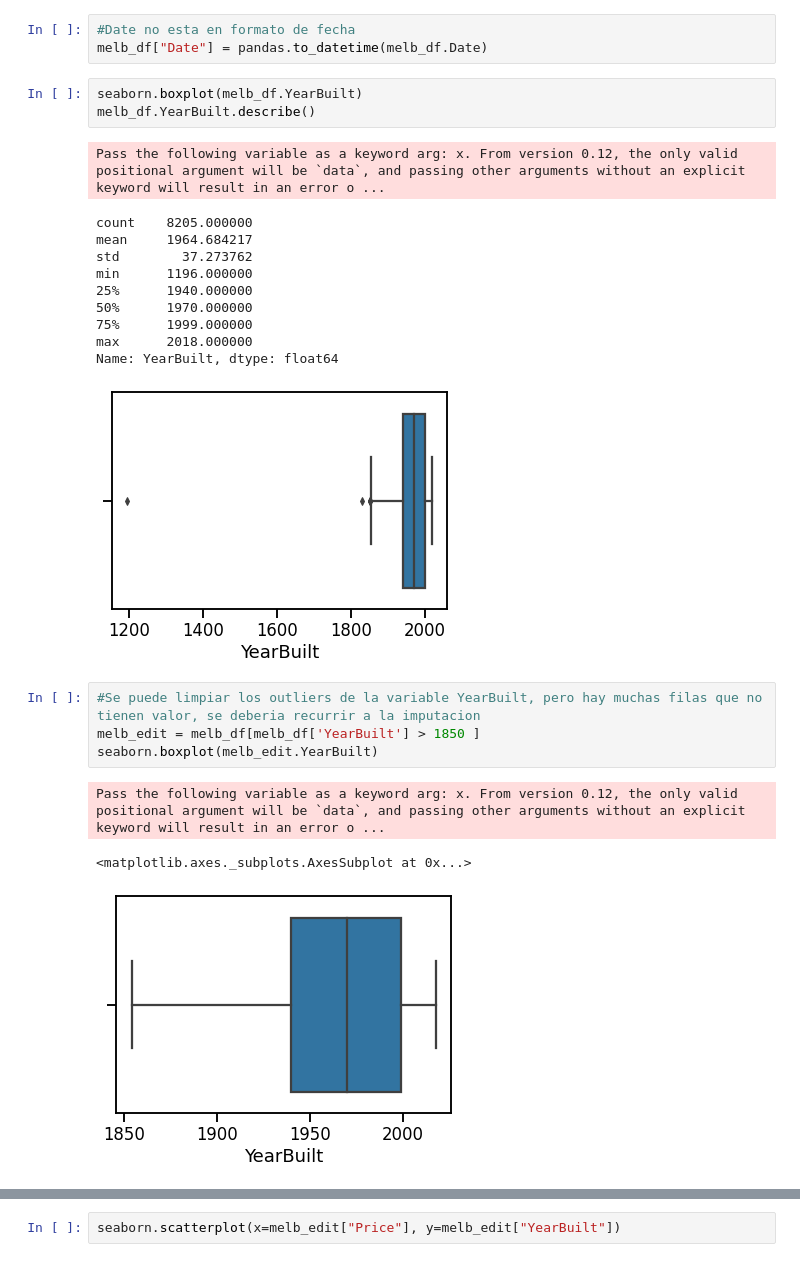
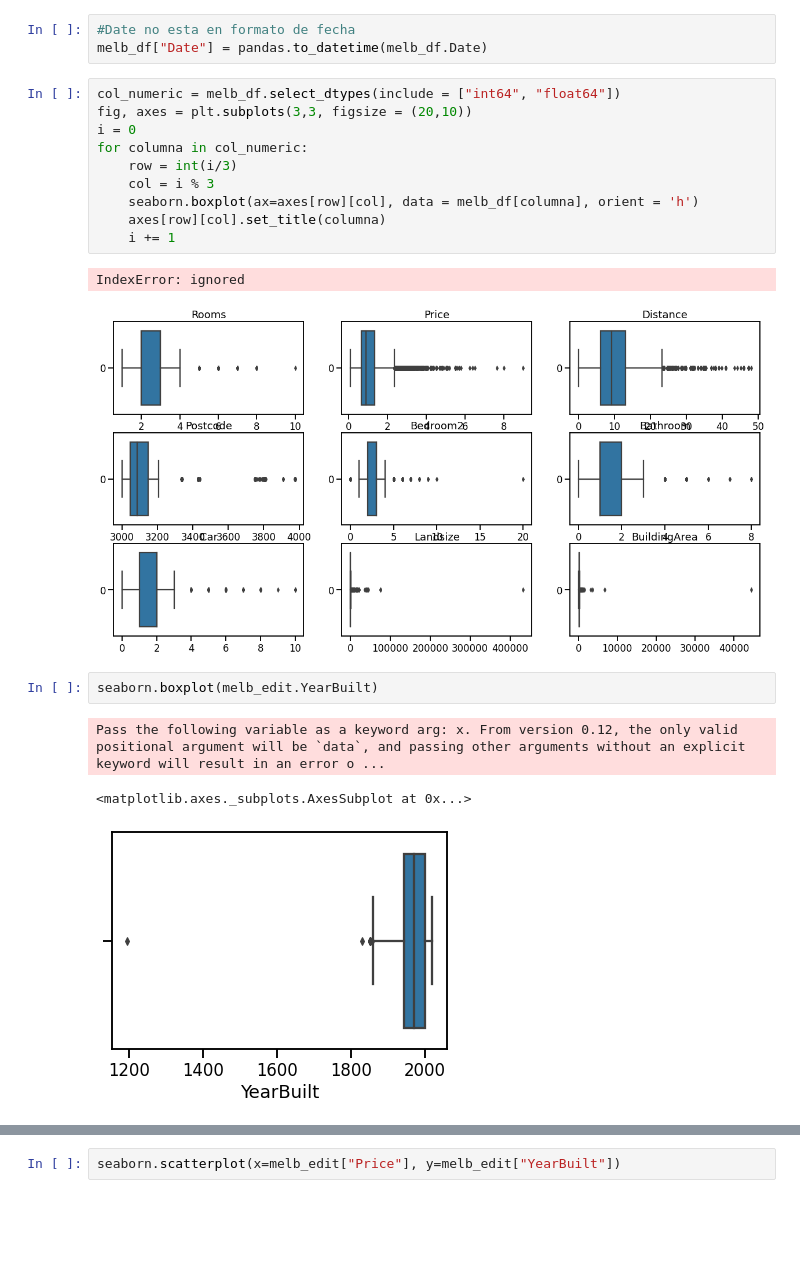
Before and after one commit to AgusCarchano/AnalisisYCuracion, a Jupyter notebook: Entregable_Parte_1.ipynb, the cells around one changed output, grey strips where cells are left out. Cells and saved outputs as stored; diff of their text form; blank space fills up the shorter version.

```diff
--- a/Entregable_Parte_1.ipynb
+++ b/Entregable_Parte_1.ipynb
@@ -65,26 +65,22 @@ Columns (35) have mixed types.Specify dtype option on import or set low_memory=F
 # %%
 #Date no esta en formato de fecha
 melb_df["Date"] = pandas.to_datetime(melb_df.Date)
+# %%
+col_numeric = melb_df.select_dtypes(include = ["int64", "float64"])
+fig, axes = plt.subplots(3,3, figsize = (20,10))
+i = 0
+for columna in col_numeric:
+    row = int(i/3)
+    col = i % 3
+    seaborn.boxplot(ax=axes[row][col], data = melb_df[columna], orient = 'h')
+    axes[row][col].set_title(columna)
+    i += 1
+# %% [output]
+IndexError: ignored
+[figure, added]
 # %%
-seaborn.boxplot(melb_df.YearBuilt)
-melb_df.YearBuilt.describe()
+seaborn.boxplot(melb_edit.YearBuilt)
 # %% [output]
 Pass the following variable as a keyword arg: x. From version 0.12, the only valid positional argument will be `data`, and passing other arguments without an explicit keyword will result in an error o ...
-count    8205.000000
-mean     1964.684217
-std        37.273762
-min      1196.000000
-25%      1940.000000
-50%      1970.000000
-75%      1999.000000
-max      2018.000000
-Name: YearBuilt, dtype: float64
+<matplotlib.axes._subplots.AxesSubplot at 0x...>
 [figure]
-# %%
-#Se puede limpiar los outliers de la variable YearBuilt, pero hay muchas filas que no tienen valor, se deberia recurrir a la imputacion
-melb_edit = melb_df[melb_df['YearBuilt'] > 1850 ]
-seaborn.boxplot(melb_edit.YearBuilt)
-# %% [output]
-Pass the following variable as a keyword arg: x. From version 0.12, the only valid positional argument will be `data`, and passing other arguments without an explicit keyword will result in an error o ...
-<matplotlib.axes._subplots.AxesSubplot at 0x...>
-[figure, removed]
```
Also changed, not shown: parts of 14 cells of this notebook.
